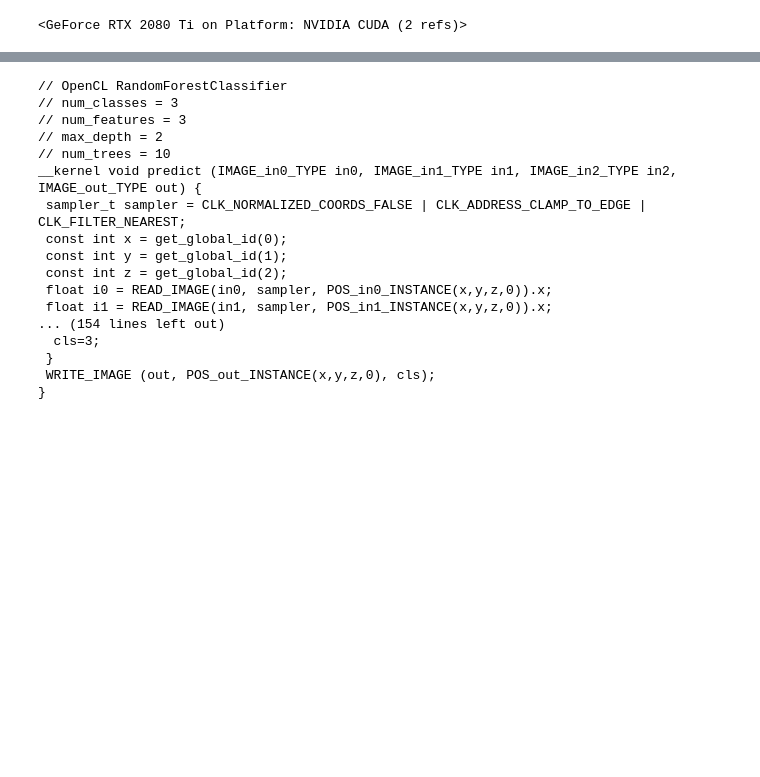
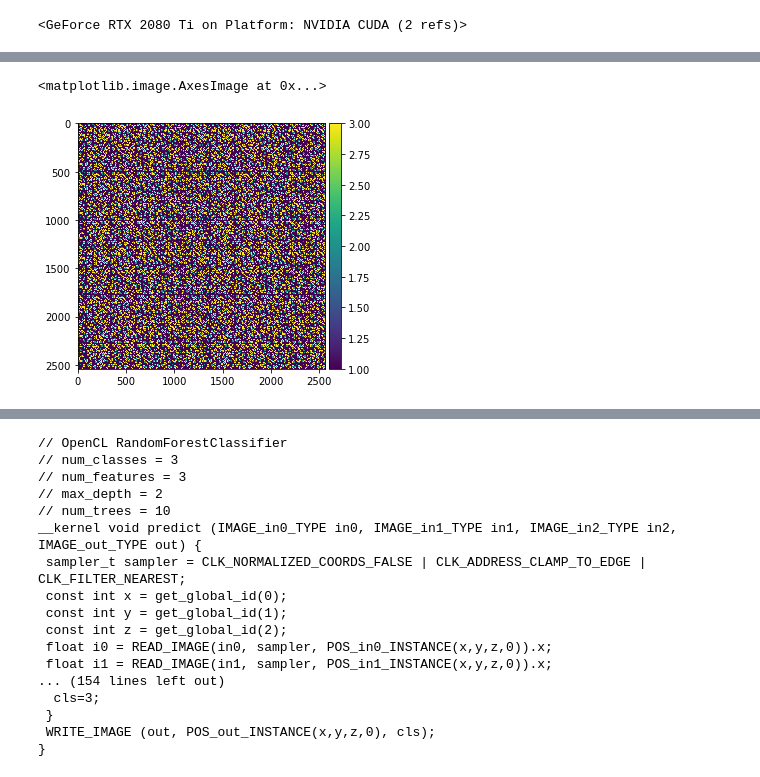
Before and after one commit to haesleinhuepf/oclrfc, a Jupyter notebook: demo/demo.ipynb, the cells around one changed output, grey strips where cells are left out. Saved outputs shown, nothing was run; the diff lists cells and outputs as text; code cells hidden in the pictures; blank space fills up the shorter version.

```diff
--- a/demo/demo.ipynb
+++ b/demo/demo.ipynb
@@ -123,0 +158,7 @@ For reference, that's the OpenCL-code that generated the prediction:
+# %%
+import oclrfc
+
+start_time = time.time()
+larger_feature_stack = oclrfc.generate_feature_stack(larger_image)
+print("feature_stack generation took " + str(time.time() - start_time) + " s")
+larger_feature_stack
@@ -123,0 +184,8 @@ For reference, that's the OpenCL-code that generated the prediction:
+# %%
+import time
+for i in range(0, 10):
+    start_time = time.time()
+    result = clf.predict(larger_feature_stack)
+    print("cpu prediction took " + str(time.time() - start_time) + " s")
+imshow(result)
+# %% [output]
@@ -123,0 +202,2 @@ For reference, that's the OpenCL-code that generated the prediction:
+<matplotlib.image.AxesImage at 0x...>
+[figure, added]
```
Also changed, not shown: parts of 10 cells of this notebook.
